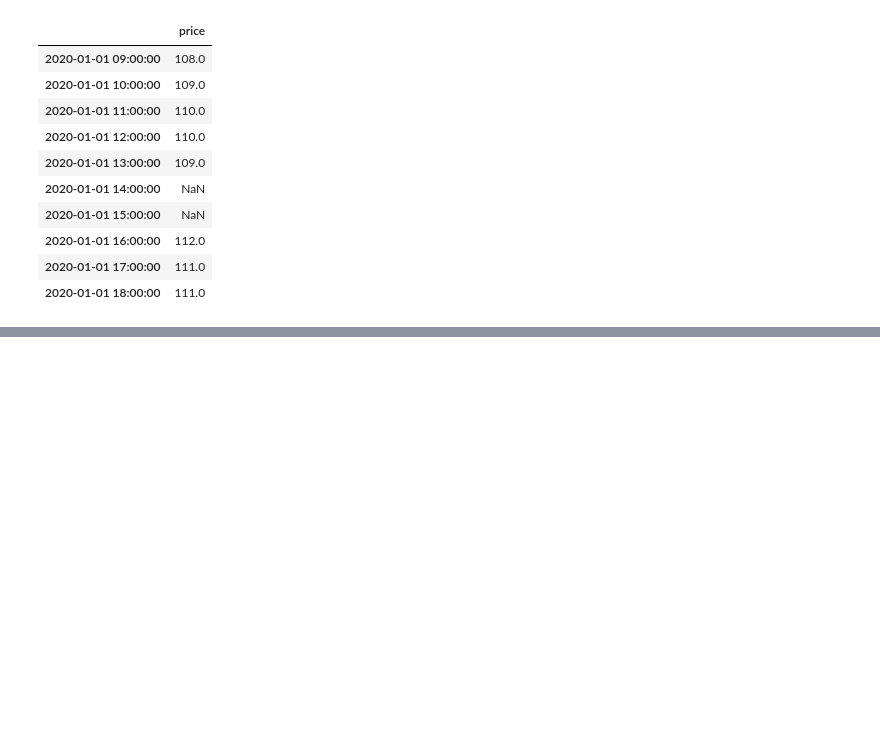
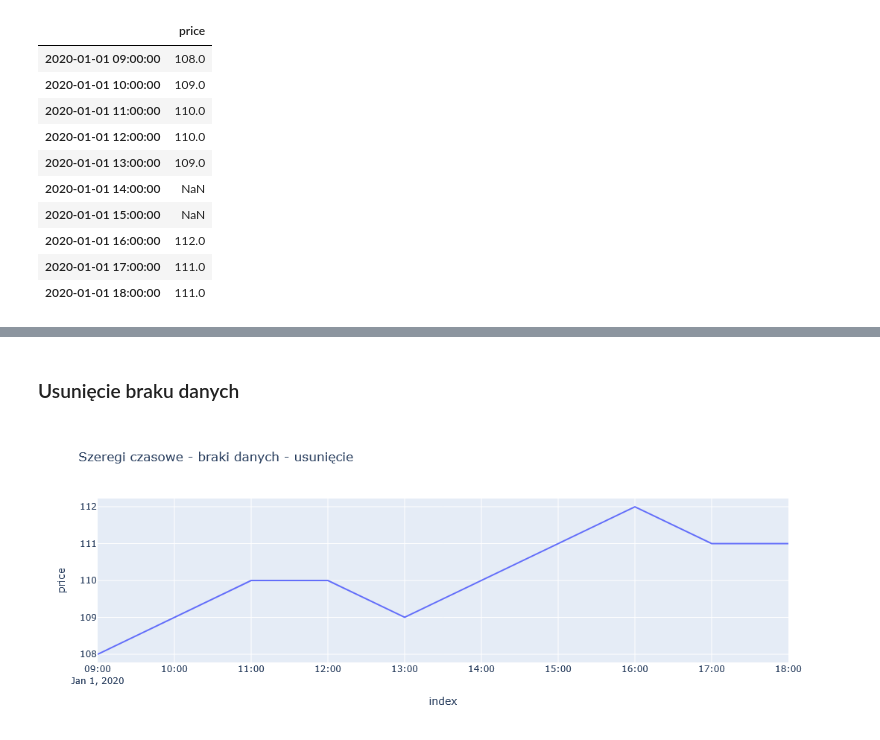
Before and after one commit to DamianPodrazaCode/Python_code, a Jupyter notebook: Jupyter/SciKit-Learn-bootcamp_cz1/02_missing_values.ipynb, the cells around one changed output, grey strips where cells are left out. Drawn from its saved outputs; the diff is of its cells as text; code cells hidden in the pictures; blank space fills up the shorter version.

```diff
--- a/Jupyter/SciKit-Learn-bootcamp_cz1/02_missing_values.ipynb
+++ b/Jupyter/SciKit-Learn-bootcamp_cz1/02_missing_values.ipynb
@@ -311,0 +328,7 @@ px.line(df_plotly, 'index', 'price', width=600, height=400, title='Szeregi czaso
+# %% [markdown]
+### Usunięcie braku danych
+# %%
+df_plotly = df_plotly.dropna()
+px.line(df_plotly, 'index', 'price', width=600, height=400, title='Szeregi czasowe - braki danych - usunięcie')
+# %% [output]
+[figure, added]
```
Also changed, not shown: parts of 9 cells of this notebook.
